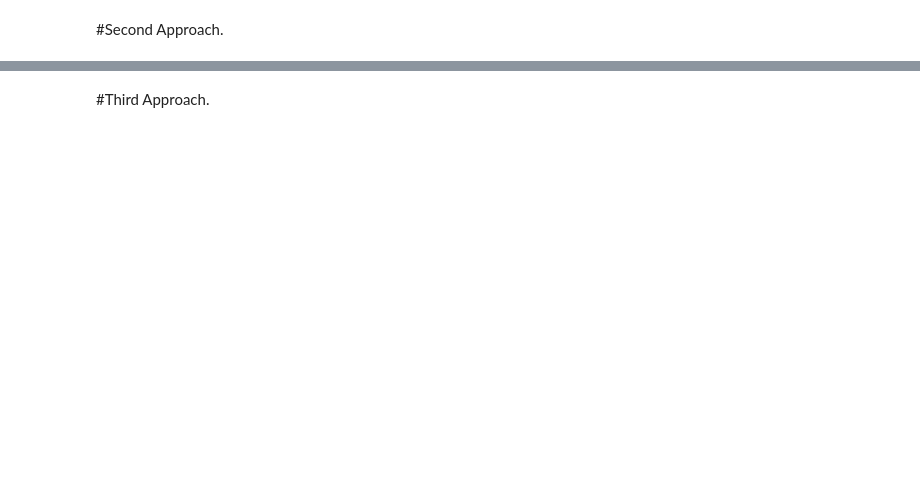
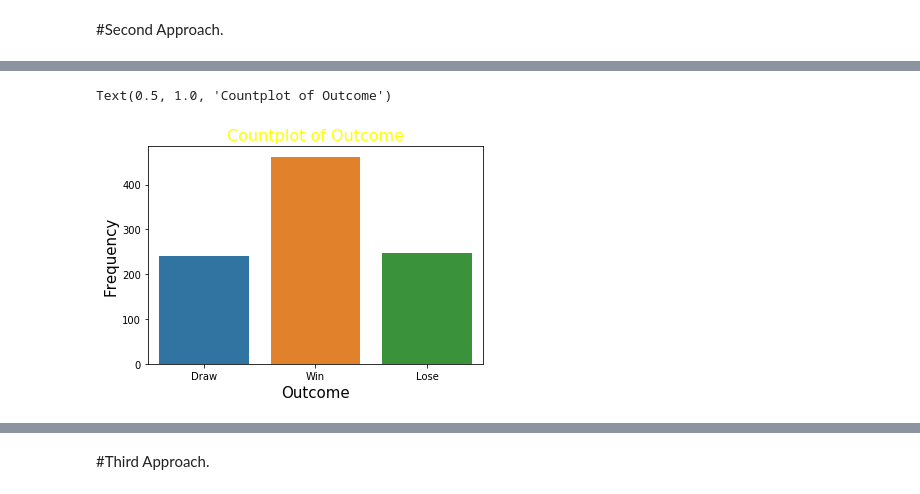
Before and after one commit to theBuluku/Mchezo_Pesa_Limited_Super_Project., a Jupyter notebook: Mchezo_Pesa_Limited_Project_.ipynb, the cells around one changed output, grey strips where cells are left out. Drawn from its saved outputs; the diff is of its cells as text; code cells hidden in the pictures; blank space fills up the shorter version.

```diff
--- a/Mchezo_Pesa_Limited_Project_.ipynb
+++ b/Mchezo_Pesa_Limited_Project_.ipynb
@@ -487,0 +530,9 @@ plt.show()
+# %%
+# visualizing the win draw and lose on a bar plot
+sns.countplot('outcome',data=fifa_df)
+plt.xlabel("Outcome",fontsize=15)
+plt.ylabel("Frequency",fontsize=15)
+plt.title("Countplot of Outcome",fontsize=16,color="Yellow")
+# %% [output]
+Text(0.5, 1.0, 'Countplot of Outcome')
+[figure, added]
```
Also changed, not shown: parts of 46 cells of this notebook.
